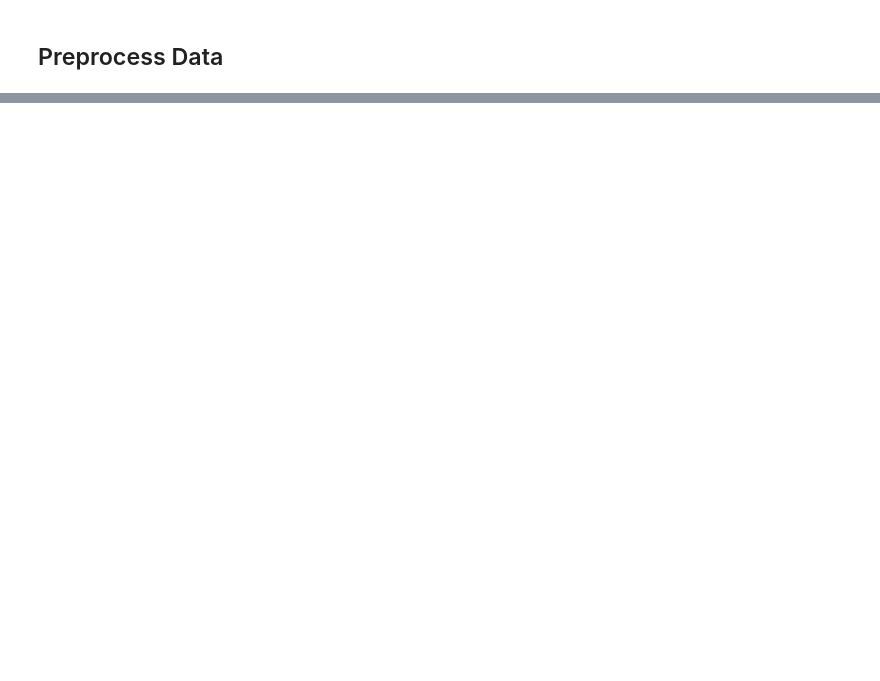
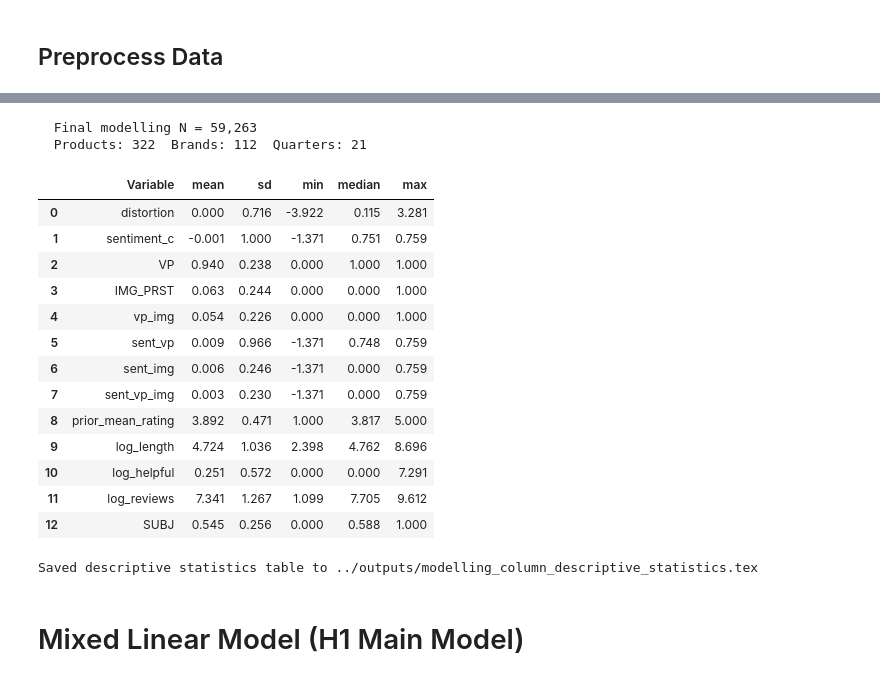
Before and after one commit to FBDjnr/rating_distribution, a Jupyter notebook: python_codes/hlm_analyses.ipynb, the cells around one changed output, grey strips where cells are left out. Saved outputs shown, nothing was run; the diff lists cells and outputs as text; code cells hidden in the pictures; blank space fills up the shorter version.

```diff
--- a/python_codes/hlm_analyses.ipynb
+++ b/python_codes/hlm_analyses.ipynb
@@ -88,0 +167,6 @@ toaster_sentiment_df["sentiment"] = toaster_sentiment_df[sentiment_var]
+# %%
+# df["VP"]      = pd.Categorical(df["VP"].astype(str))
+# df["IMG"]     = pd.Categorical(df["IMG_PRST"].astype(str))
+toaster_sentiment_df["product"] = pd.Categorical(toaster_sentiment_df["ASIN"])
+toaster_sentiment_df["brand"]   = pd.Categorical(toaster_sentiment_df["BRAND"])
+toaster_sentiment_df["quarter"] = pd.Categorical(toaster_sentiment_df["RV_QTR"])
@@ -99,0 +195,10 @@ TypeError: '<' not supported between instances of 'str' and 'float'
+# %%
+baseline_lm = LinearRegression().fit(spline_basis, toaster_sentiment_df["RSR"])
+toaster_sentiment_df["pred_rating"] = baseline_lm.predict(spline_basis)
+
+# Rating distortion = actual rating (RSR) minus predicted rating from sentiment
+toaster_sentiment_df["distortion"] = toaster_sentiment_df["RSR"] - toaster_sentiment_df["pred_rating"]
+
+print(f"Baseline R² = {baseline_lm.score(spline_basis, toaster_sentiment_df['RSR']):.4f}")
+print(f"Distortion: mean = {toaster_sentiment_df['distortion'].mean():.4f}, "
+      f"sd = {toaster_sentiment_df['distortion'].std():.4f}")
@@ -99,0 +234,61 @@ TypeError: '<' not supported between instances of 'str' and 'float'
+# %%
+print(f"  Final modelling N = {len(df_mod):,}")
+print(f"  Products: {df_mod['product'].nunique()}  "
+      f"Brands: {df_mod['brand'].nunique()}  "
+      f"Quarters: {df_mod['quarter'].nunique()}")
+# %% [output]
+  Final modelling N = 59,263
+  Products: 322  Brands: 112  Quarters: 21
+# %%
+# Descriptive statistics for numeric modelling columns
+numeric_mod_cols = [
+    col for col in mod_cols
+    if pd.api.types.is_numeric_dtype(df_mod[col])
+]
+
+desc_source = df_mod[numeric_mod_cols].replace([np.inf, -np.inf], np.nan)
+descriptive_stats = pd.DataFrame({
+    "Variable": numeric_mod_cols,
+    "mean": desc_source.mean(),
+    "sd": desc_source.std(),
+    "min": desc_source.min(),
+    "median": desc_source.median(),
+    "max": desc_source.max(),
+}).reset_index(drop=True).round(3)
+
+descriptive_stats_tex = os.path.join(
+    output_dir,
+    "modelling_column_descriptive_statistics.tex",
+)
+latex_table = descriptive_stats.to_latex(
+    index=False,
+    escape=True,
+    column_format="lrrrrr",
+    caption="Descriptive statistics for modelling variables",
+    label="tab:modelling_descriptive_statistics",
+)
+
+with open(descriptive_stats_tex, "w") as f:
+    f.write("% Requires \\usepackage{booktabs}\n")
+    f.write(latex_table)
+
+display(descriptive_stats)
+print(f"Saved descriptive statistics table to {descriptive_stats_tex}")
+# %% [output]
+|  | Variable | mean | sd | min | median | max |
+| 0 | distortion | 0.000 | 0.716 | -3.922 | 0.115 | 3.281 |
+| 1 | sentiment_c | -0.001 | 1.000 | -1.371 | 0.751 | 0.759 |
+| 2 | VP | 0.940 | 0.238 | 0.000 | 1.000 | 1.000 |
+| 3 | IMG_PRST | 0.063 | 0.244 | 0.000 | 0.000 | 1.000 |
+| 4 | vp_img | 0.054 | 0.226 | 0.000 | 0.000 | 1.000 |
+| 5 | sent_vp | 0.009 | 0.966 | -1.371 | 0.748 | 0.759 |
+| 6 | sent_img | 0.006 | 0.246 | -1.371 | 0.000 | 0.759 |
+| 7 | sent_vp_img | 0.003 | 0.230 | -1.371 | 0.000 | 0.759 |
+| 8 | prior_mean_rating | 3.892 | 0.471 | 1.000 | 3.817 | 5.000 |
+| 9 | log_length | 4.724 | 1.036 | 2.398 | 4.762 | 8.696 |
+| 10 | log_helpful | 0.251 | 0.572 | 0.000 | 0.000 | 7.291 |
+| 11 | log_reviews | 7.341 | 1.267 | 1.099 | 7.705 | 9.612 |
+| 12 | SUBJ | 0.545 | 0.256 | 0.000 | 0.588 | 1.000 |
+Saved descriptive statistics table to ../outputs/modelling_column_descriptive_statistics.tex
+# %% [markdown]
+# Mixed Linear Model (H1 Main Model)
```
Also changed, not shown: parts of 26 cells of this notebook, 12 other files.
